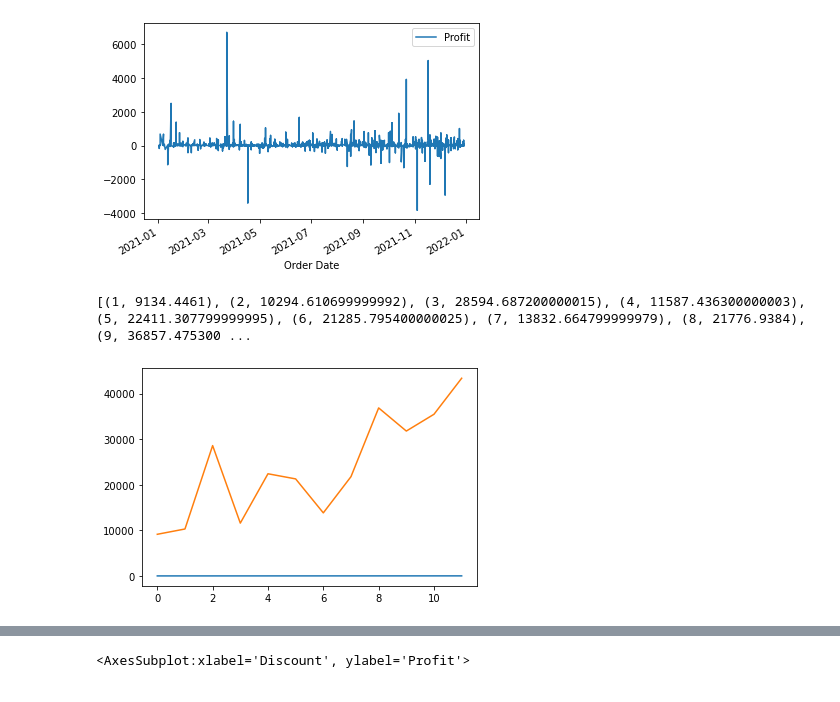
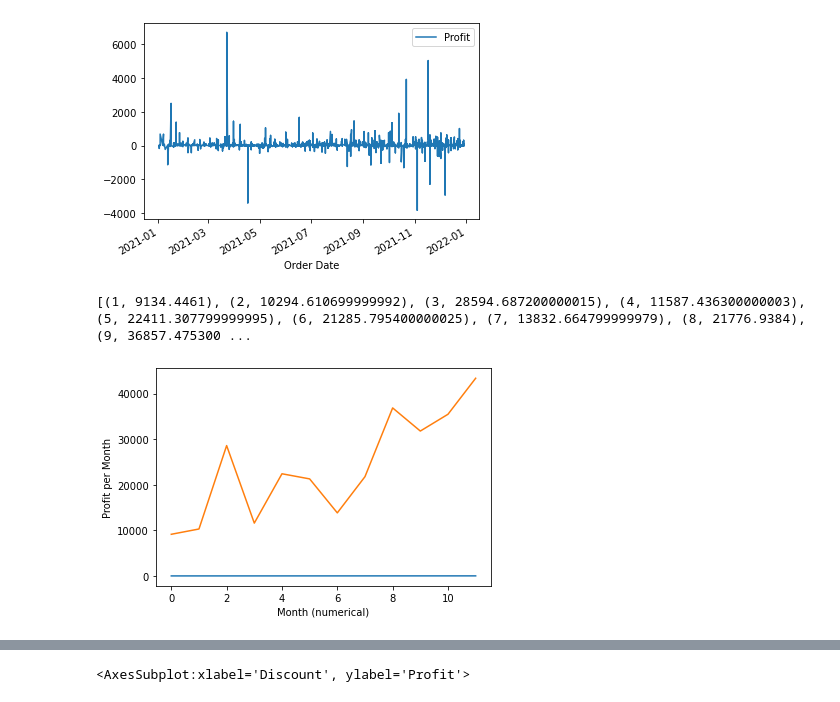
Before and after one commit to Derherpderderp/Csci343Project1, a Jupyter notebook: Csci343Project1hhgarret.ipynb, the cells around one changed output, grey strips where cells are left out. Cells and saved outputs as stored; diff of their text form; code cells hidden in the pictures.

```diff
--- a/Csci343Project1hhgarret.ipynb
+++ b/Csci343Project1hhgarret.ipynb
@@ -194,17 +194,19 @@ ld[(ld["Order Date"] > "2021-01-01") & (ld["Order Date"] < "2021-12-30")].plot(x
 # %%
 monthlyDict = {}
 for i in range(len(ld)):
     if ld.loc[i]["Order Date"].month not in monthlyDict:
         monthlyDict.update({ld.loc[i]["Order Date"].month : ld.loc[i]["Profit"]})
     else:
         monthlyDict.update({ld.loc[i]["Order Date"].month : ld.loc[i]["Profit"] + monthlyDict[ld.loc[i]["Order Date"].month]})
 
 print(list(sorted(monthlyDict.items())))
 plt.plot(list(sorted(monthlyDict.items())))
+plt.xlabel("Month (numerical)")
+plt.ylabel("Profit per Month")
 plt.show()
 # %% [output]
 [(1, 9134.4461), (2, 10294.610699999992), (3, 28594.687200000015), (4, 11587.436300000003), (5, 22411.307799999995), (6, 21285.795400000025), (7, 13832.664799999979), (8, 21776.9384), (9, 36857.475300 ...
-[figure, old version]
+[figure, new version]
 # %%
 print(ld.sort_values("Profit"))
 #TODO: Make sure returned values aren't calculated.
```
Also changed, not shown: parts of 2 cells of this notebook.
